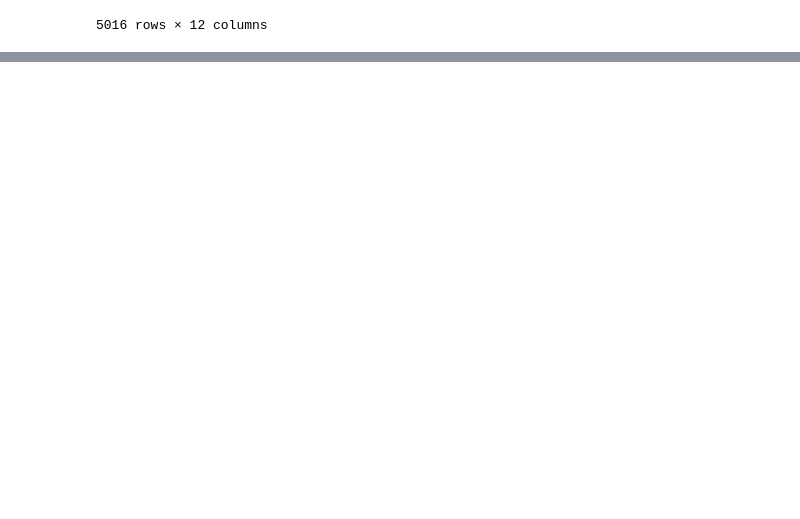
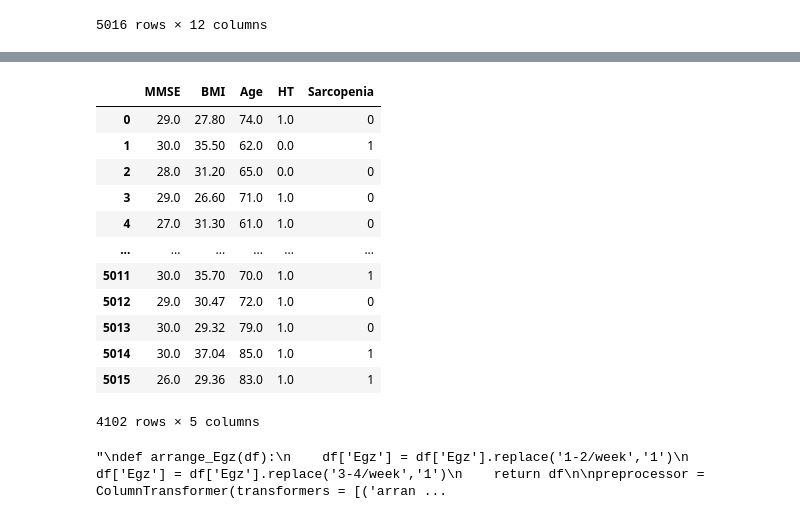
Before and after one commit to akutayaydin/Medical-Sarcopenia-Model, a Jupyter notebook: Sarcopenia_Model.ipynb, the cells around one changed output, grey strips where cells are left out. Cells and saved outputs as stored; diff of their text form; code cells hidden in the pictures; blank space fills up the shorter version.

```diff
--- a/Sarcopenia_Model.ipynb
+++ b/Sarcopenia_Model.ipynb
@@ -246,0 +252,2 @@ What Questions do we want to ask Data?
+# %%
+df['Egz'] = df['Egz'].replace(' 1-2/week','1-2/week')
@@ -246,0 +293,21 @@ What Questions do we want to ask Data?
+# %%
+# Look for not null dataset size for selected parameters (4103 data points)
+cleaned_df = df[(~df['MMSE'].isna())& (~df['BMI'].isna()) & (~df['Age'].isna()) & (~df['HT'].isna())]
+# %%
+cleaned_df = cleaned_df[['MMSE','BMI','Age','HT','Sarcopenia']]
+# %%
+cleaned_df
+# %% [output]
+|  | MMSE | BMI | Age | HT | Sarcopenia |
+| 0 | 29.0 | 27.80 | 74.0 | 1.0 | 0 |
+| 1 | 30.0 | 35.50 | 62.0 | 0.0 | 1 |
+| 2 | 28.0 | 31.20 | 65.0 | 0.0 | 0 |
+| 3 | 29.0 | 26.60 | 71.0 | 1.0 | 0 |
+| 4 | 27.0 | 31.30 | 61.0 | 1.0 | 0 |
+| ... | ... | ... | ... | ... | ... |
+| 5011 | 30.0 | 35.70 | 70.0 | 1.0 | 1 |
+| 5012 | 29.0 | 30.47 | 72.0 | 1.0 | 0 |
+| 5013 | 30.0 | 29.32 | 79.0 | 1.0 | 0 |
+| 5014 | 30.0 | 37.04 | 85.0 | 1.0 | 1 |
+| 5015 | 26.0 | 29.36 | 83.0 | 1.0 | 1 |
+4102 rows × 5 columns
@@ -246,0 +339,16 @@ What Questions do we want to ask Data?
+# %%
+preprocessor = ColumnTransformer(transformers = [('num', numeric_transformator, numeric_features ),
+                                                 ('cat', categoric_transformer, categoric_features)])
+
+'''
+def arrange_Egz(df):
+    df['Egz'] = df['Egz'].replace('1-2/week','1')
+    df['Egz'] = df['Egz'].replace('3-4/week','1')
+    return df
+
+preprocessor = ColumnTransformer(transformers = [('arrange_Egz', FunctionTransformer(arrange_Egz, validate=False), df),
+                                                 ('num', numeric_transformator, numeric_features ),
+                                                 ('cat', categoric_transformer, categoric_features)])
+'''
+# %% [output]
+"\ndef arrange_Egz(df):\n    df['Egz'] = df['Egz'].replace('1-2/week','1')\n    df['Egz'] = df['Egz'].replace('3-4/week','1')\n    return df\n\npreprocessor = ColumnTransformer(transformers = [('arran ...
```
Also changed, not shown: parts of 34 cells of this notebook.
